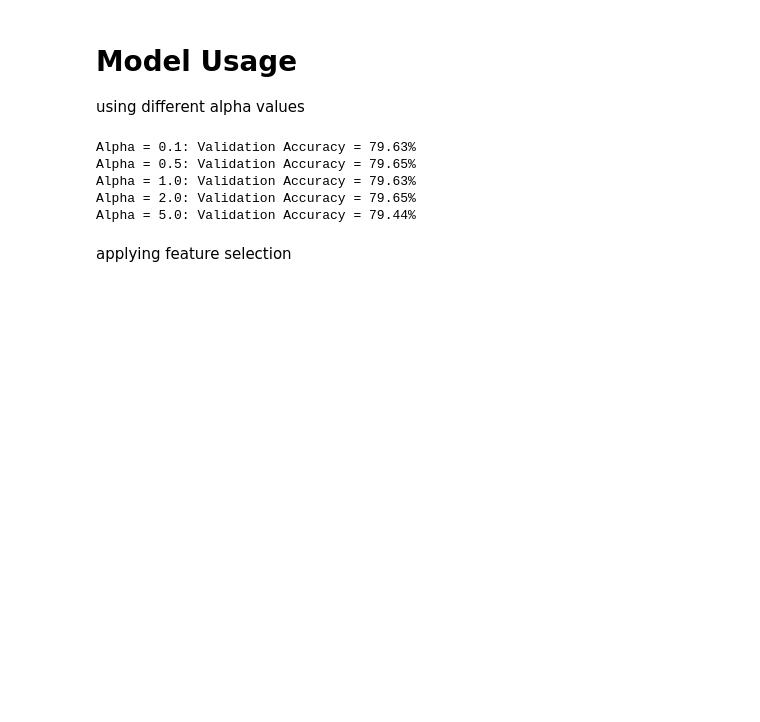
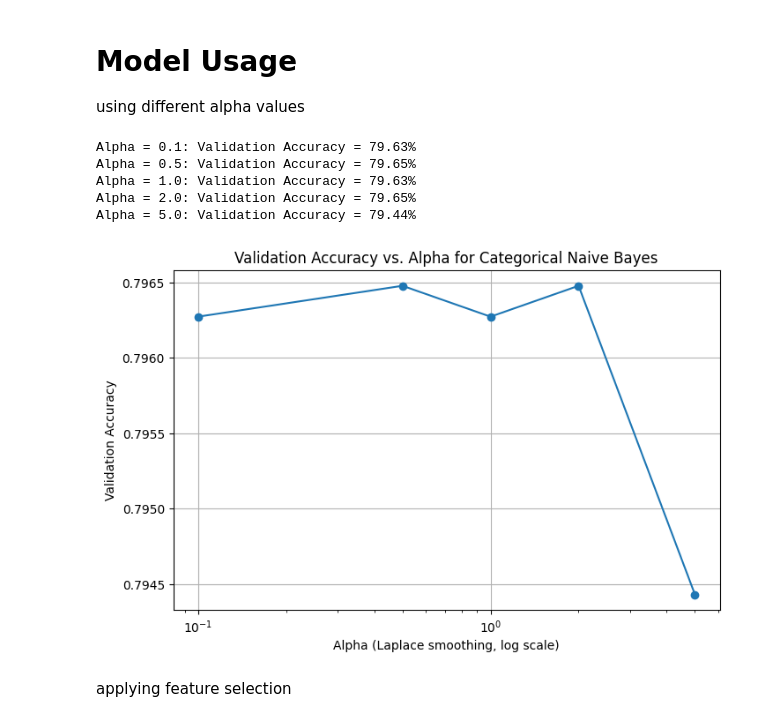
Before and after one commit to JohnAyman12/Decision-Trees-and-Probabilistic-Models, a Jupyter notebook: Naive Bayes.ipynb, the cells around one changed output. Drawn from its saved outputs; the diff is of its cells as text; code cells hidden in the pictures; blank space fills up the shorter version.

Commit message:
add graph in NB, add sklearn in GGC

```diff
--- a/Naive Bayes.ipynb
+++ b/Naive Bayes.ipynb
@@ -196,6 +197,20 @@ Alpha = 0.5: Validation Accuracy = 79.65%
 Alpha = 1.0: Validation Accuracy = 79.63%
 Alpha = 2.0: Validation Accuracy = 79.65%
 Alpha = 5.0: Validation Accuracy = 79.44%
+# %%
+alphas = list(results.keys())
+accuracies = list(results.values())
+
+plt.figure(figsize=(8, 5))
+plt.plot(alphas, accuracies, marker="o")
+plt.xscale("log")
+plt.xlabel("Alpha (Laplace smoothing, log scale)")
+plt.ylabel("Validation Accuracy")
+plt.title("Validation Accuracy vs. Alpha for Categorical Naive Bayes")
+plt.grid(True)
+plt.show()
+# %% [output]
+[figure, added]
 # %% [markdown]
 applying feature selection
 # %%
```
Also changed, not shown: parts of 1 cell of this notebook, 1 other file.
